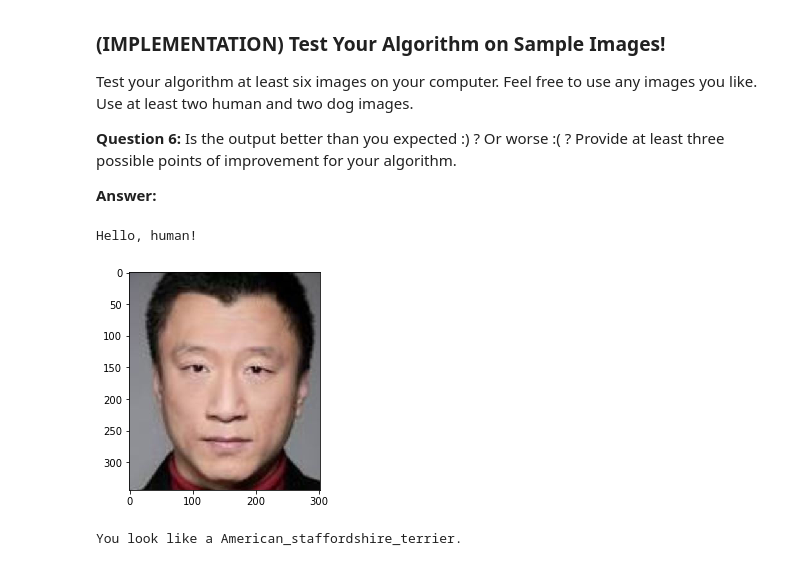
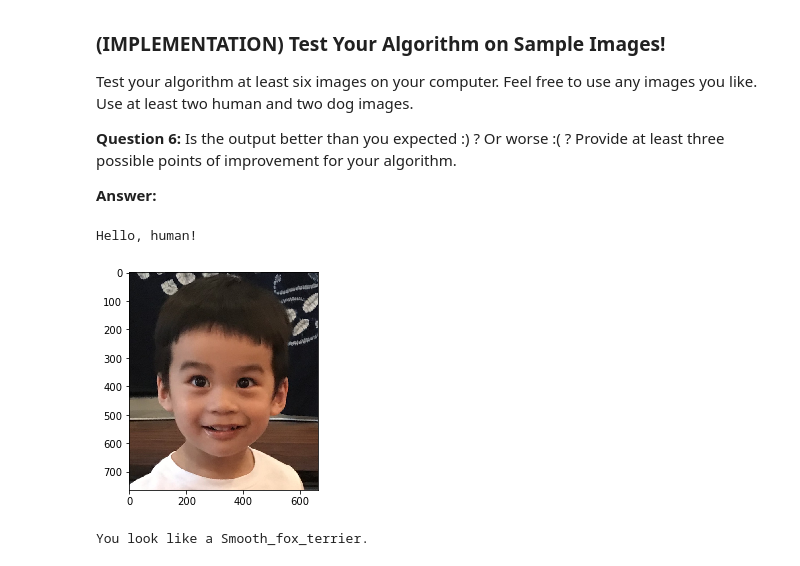
Before and after one commit to maxwang88/dog-breed-detection, a Jupyter notebook: dog_app.ipynb, the cells around one changed output. Drawn from its saved outputs; the diff is of its cells as text; code cells hidden in the pictures.

Commit message:
add images

```diff
--- a/dog_app.ipynb
+++ b/dog_app.ipynb
@@ -381,14 +375,14 @@ model = Sequential()
 # model.add(GlobalAveragePooling2D())
 # model.add(Dense(133))
 
-model.add(Conv2D(filters=32, kernel_size=(9,9), activation='relu',input_shape=(224, 224, 3)))
+model.add(Conv2D(filters=32, kernel_size=3, activation='relu',input_shape=(224, 224, 3)))
 ### TODO: Define your architecture.
-model.add(MaxPooling2D(pool_size=(2, 2), strides=(2,2), padding='same'))
-model.add(Conv2D(filters=64, kernel_size=(7,7), activation='relu'))
-model.add(MaxPooling2D(pool_size=(2, 2), strides=(1,1), padding='same'))
+model.add(MaxPooling2D(pool_size=2, strides=2, padding='same'))
+model.add(Conv2D(filters=64, kernel_size=5, activation='relu'))
+model.add(MaxPooling2D(pool_size=2, padding='same'))
 model.add(GlobalAveragePooling2D())
 model.add(Dropout(0.1))
-model.add(Dense(500, activation='relu'))
+model.add(Dense(256, activation='relu'))
 model.add(Dropout(0.1))
 model.add(Dense(133, activation='softmax'))
 
@@ -524,7 +518,7 @@ checkpointer = ModelCheckpoint(filepath='saved_models/weights.best.VGG16.hdf5',
 
 VGG16_model.fit(train_VGG16, train_targets,
           validation_data=(valid_VGG16, valid_targets),
-          epochs=20, batch_size=20, callbacks=[checkpointer], verbose=1)
+          epochs=20, batch_size=20, callbacks=[checkpointer], verbose=2)
 # %% [output]
 Train on 6680 samples, validate on 835 samples
 Epoch 1/20
@@ -687,7 +675,7 @@ Epoch 00019: val_loss did not improve
 ### (IMPLEMENTATION) Load the Model with the Best Validation Loss
 # %%
 ### TODO: Load the model weights with the best validation loss.
-Resnet50_model.load_weights('saved_models/weights.best.Resnet501.hdf5')
+Resnet50_model.load_weights('saved_models/weights.best.Resnet50.hdf5')
 # %% [markdown]
 ### (IMPLEMENTATION) Test the Model
 
@@ -804,9 +791,9 @@ __Answer:__
 ## at least 6 images on your computer.
 ## Feel free to use as many code cells as needed.
 # %%
-pth = 'test/honglei.jpg'
+pth = 'test/blake.jpg'
 dog_breed_classifier(pth)
 # %% [output]
 Hello, human!
-[figure, old version]
+[figure, new version]
-You look like a American_staffordshire_terrier.
+You look like a Smooth_fox_terrier.
```
Also changed, not shown: parts of 16 cells of this notebook, 3 other files.
